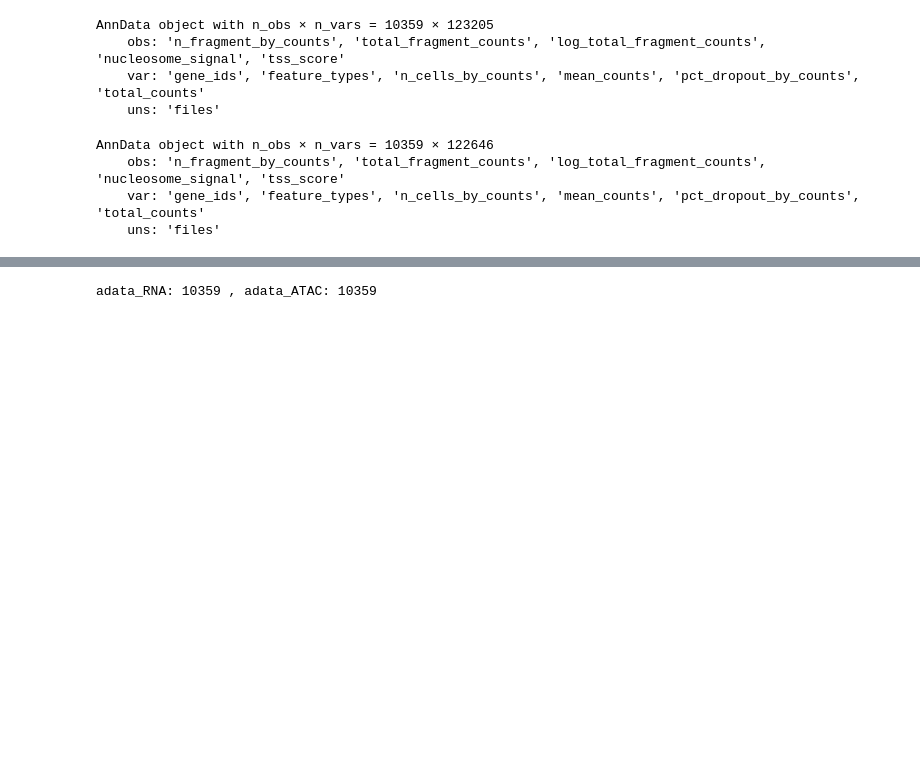
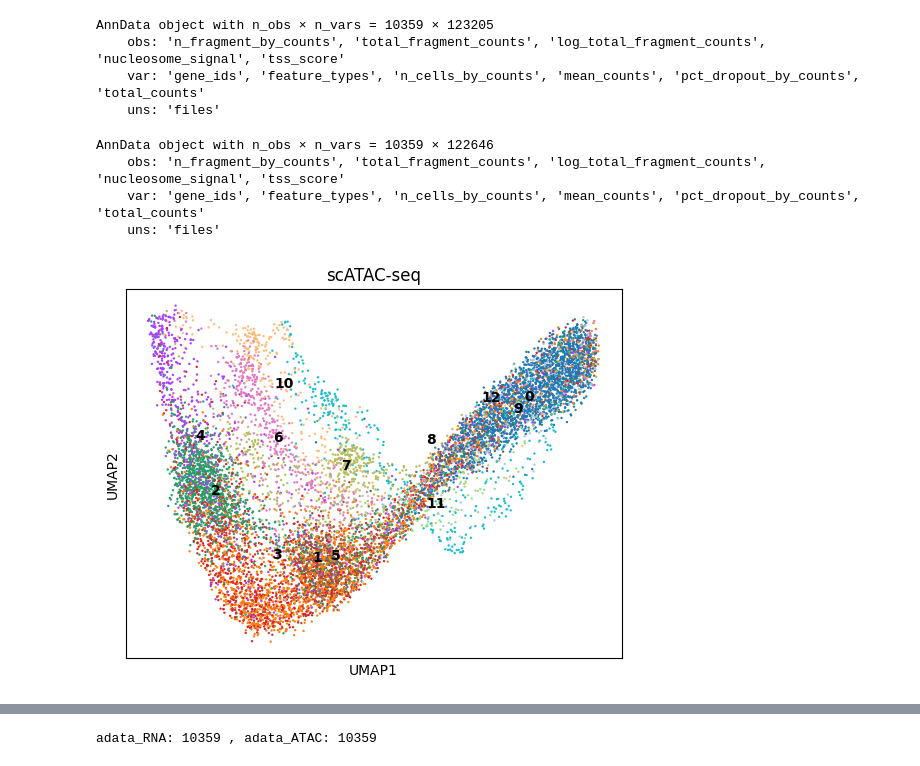
Before and after one commit to CahanLab/EG-CLR, a Jupyter notebook: SingleCellDataAnalysis/K562/10X_multiomics/ISSAAC-seq_generated_10x_k562_analysis.ipynb, the cells around one changed output, grey strips where cells are left out. Drawn from its saved outputs; the diff is of its cells as text; code cells hidden in the pictures; blank space fills up the shorter version.

Commit message:
update new atac info

```diff
--- a/SingleCellDataAnalysis/K562/10X_multiomics/ISSAAC-seq_generated_10x_k562_analysis.ipynb
+++ b/SingleCellDataAnalysis/K562/10X_multiomics/ISSAAC-seq_generated_10x_k562_analysis.ipynb
@@ -306,0 +311,15 @@ AnnData object with n_obs × n_vars = 10359 × 122646
+# %%
+# Select highly variable genes
+adata_atac_hvg = adata_atac.copy()
+sc.pp.highly_variable_genes(adata_atac_hvg, n_top_genes=15000, inplace=True)
+
+adata_atac_hvg = adata_atac_hvg[:, adata_atac_hvg.var.highly_variable].copy()
+# %%
+# UMAP
+sc.pp.neighbors(adata_atac_hvg, n_neighbors=15, n_pcs=50)
+sc.tl.umap(adata_atac_hvg, alpha = 1, gamma = 0.1)
+# clustering
+sc.tl.leiden(adata_atac_hvg)
+sc.pl.umap(adata_atac_hvg, color=["leiden"], legend_loc="on data", title = "scATAC-seq",ncols=3)
+# %% [output]
+[figure, added]
```
Also changed, not shown: parts of 5 cells of this notebook, 1 other file.
